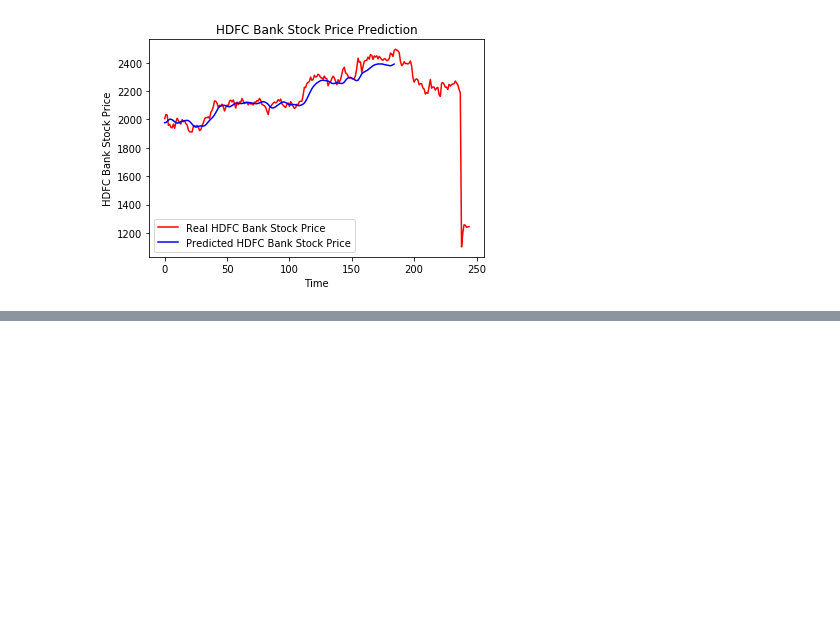
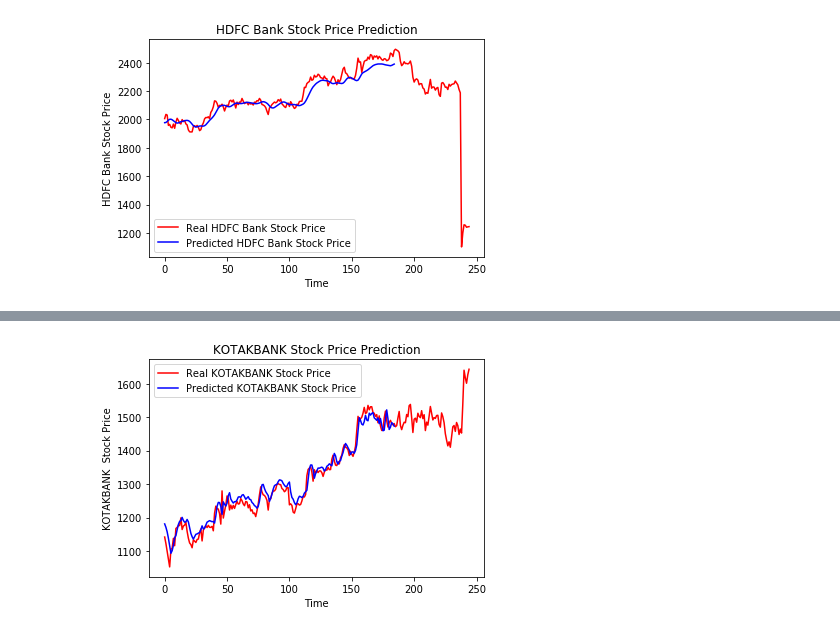
Before and after one commit to aadiharan99/NIFTY-50-LSTM, a Jupyter notebook: AI_Final.ipynb, the cells around one changed output, grey strips where cells are left out. Cells and saved outputs as stored; diff of their text form; code cells hidden in the pictures; blank space fills up the shorter version.

```diff
--- a/AI_Final.ipynb
+++ b/AI_Final.ipynb
@@ -712,0 +906,25 @@ plt.show()
+# %%
+for i in droplist:
+  kotak_testdata.drop(i,1,inplace=True)
+kotaktestprice=kotak_testdata.iloc[:,3:4].values
+dataset_total_kotak = pd.concat((kotak_traindata['Close'], kotak_testdata['Close']), axis = 0)
+inputs_kotak = dataset_total_kotak[len(dataset_total_kotak) - len(kotak_testdata) - 60:].values
+inputs_kotak = inputs_kotak.reshape(-1,1)
+inputs_kotak = scaler.transform(inputs_kotak)
+x_testkotak = []
+for i in range(60, 245):
+    x_testkotak.append(inputs_kotak[i-60:i, 0])
+x_testkotak = np.array(x_testkotak)
+x_testkotak = np.reshape(x_testkotak, (x_testkotak.shape[0], x_testkotak.shape[1], 1))
+predicted_stock_pricekotak = kotakregressor.predict(x_testkotak)
+predicted_stock_pricekotak = scaler.inverse_transform(predicted_stock_pricekotak)
+# %%
+plt.plot(kotaktestprice, color = 'red', label = 'Real KOTAKBANK Stock Price')
+plt.plot(predicted_stock_pricekotak, color = 'blue', label = 'Predicted KOTAKBANK Stock Price')
+plt.title('KOTAKBANK Stock Price Prediction')
+plt.xlabel('Time')
+plt.ylabel('KOTAKBANK  Stock Price')
+plt.legend()
+plt.show()
+# %% [output]
+[figure, added]
```
Also changed, not shown: parts of 10 cells of this notebook.
